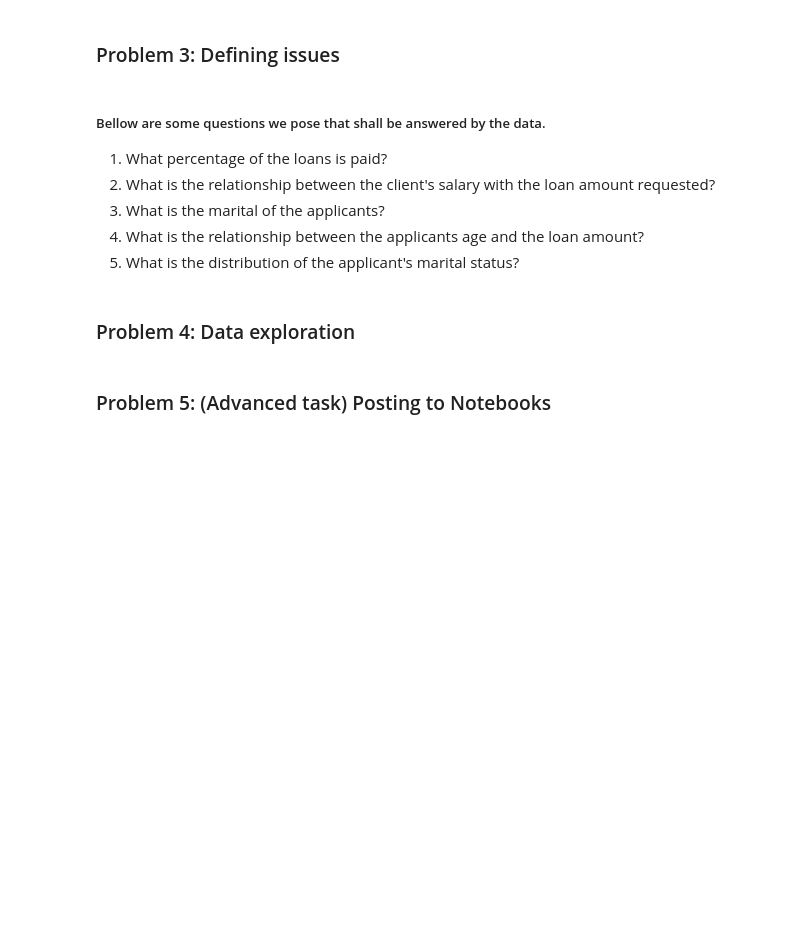
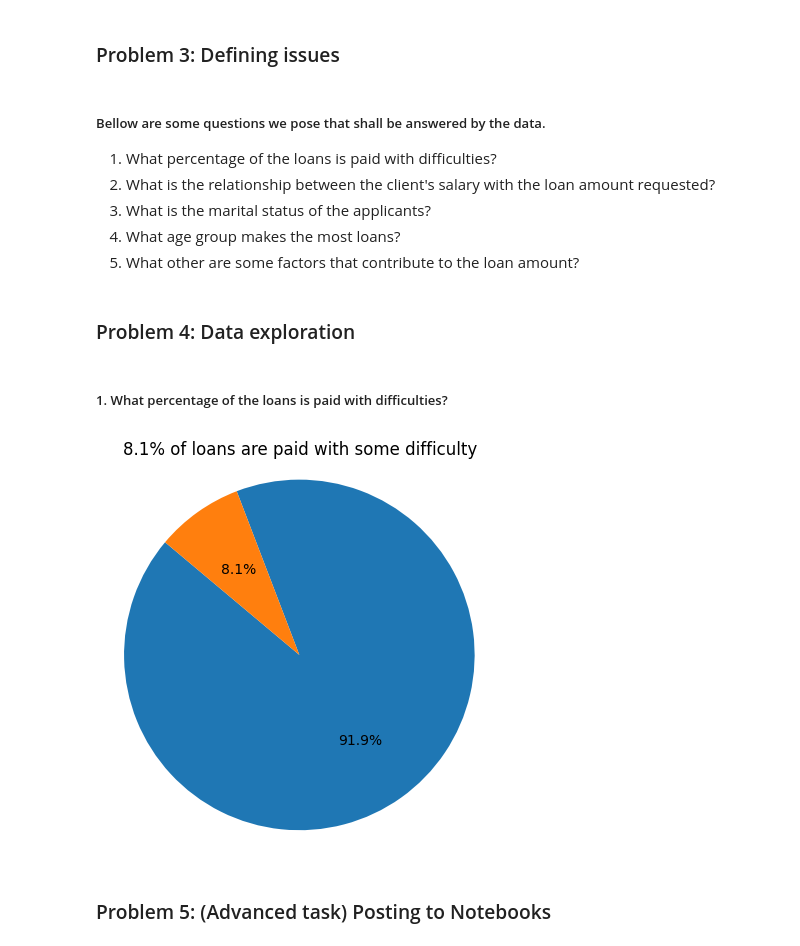
Before and after one commit to David-Jr/divic-ml-course-assignments, a Jupyter notebook: credit-information-analysis/credit-information-analysis.ipynb, the cells around one changed output. Cells and saved outputs as stored; diff of their text form; code cells hidden in the pictures; blank space fills up the shorter version.

```diff
--- a/credit-information-analysis/credit-information-analysis.ipynb
+++ b/credit-information-analysis/credit-information-analysis.ipynb
@@ -67,12 +67,32 @@ plt.show()
 ### Problem 3: Defining issues
 # %% [markdown]
 ##### Bellow are some questions we pose that shall be answered by the data.
-1. What percentage of the loans is paid?
+1. What percentage of the loans is paid with difficulties?
 2. What is the relationship between the client's salary with the loan amount requested?
-3. What is the marital of the applicants?
-4. What is the relationship between the applicants age and the loan amount?
-5. What is the distribution of the applicant's marital status?
+3. What is the marital status of the applicants?
+4. What age group makes the most loans?
+5. What other are some factors that contribute to the loan amount?
 # %% [markdown]
 ### Problem 4: Data exploration
+# %% [markdown]
+##### 1. What percentage of the loans is paid with difficulties?
+# %%
+import numpy as np
+
+# Computing the proportions.
+loan_outcome = np.array(dataset['TARGET'])
+num_paid_loans = np.count_nonzero(loan_outcome == 0)
+num_unpaid_loans = np.count_nonzero(loan_outcome == 1)
+
+# Plotting the results
+plt.figure(figsize=(5, 5))
+plt.pie(np.array([num_paid_loans, num_unpaid_loans]),
+        autopct='%1.1f%%',
+        startangle=140)
+plt.axis('equal')
+plt.title('8.1% of loans are paid with some difficulty')
+plt.show()
+# %% [output]
+[figure, added]
 # %% [markdown]
 ### Problem 5: (Advanced task) Posting to Notebooks
```
Also changed, not shown: parts of 8 cells of this notebook.
